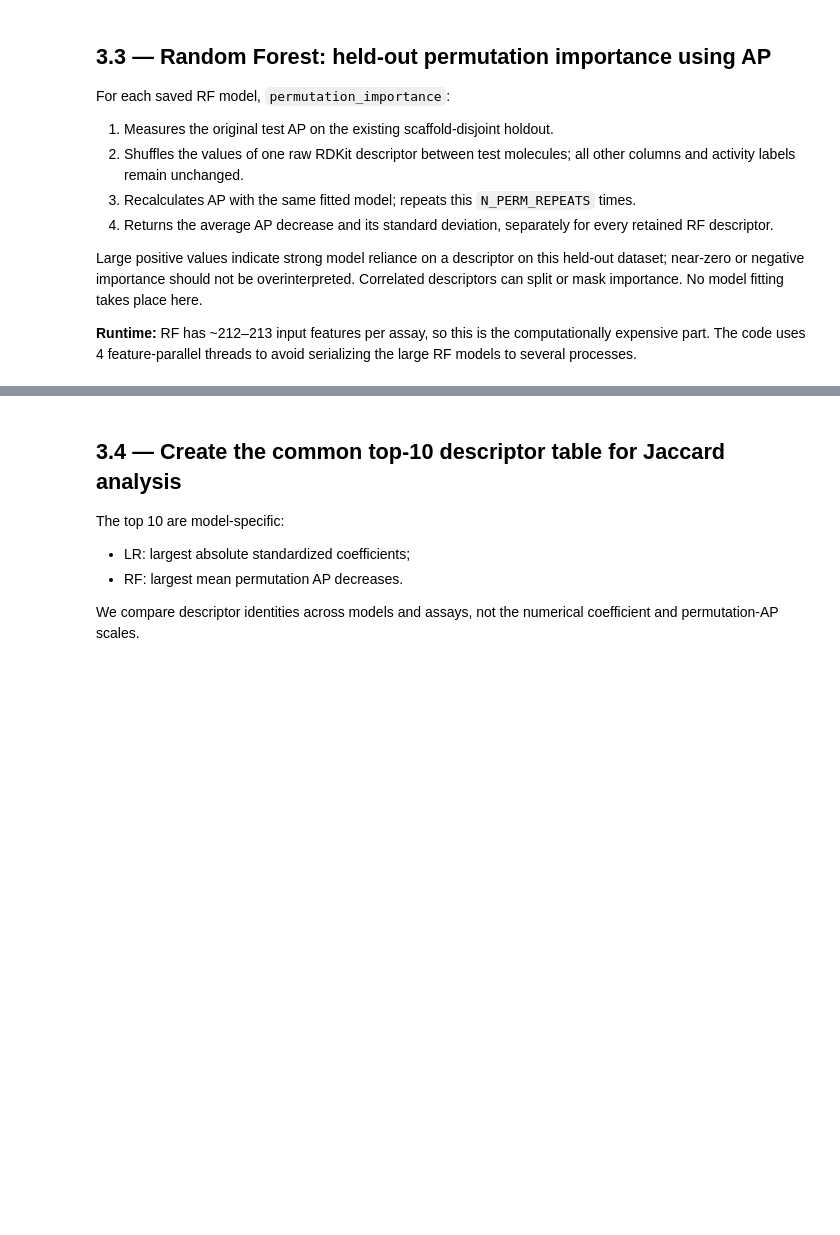
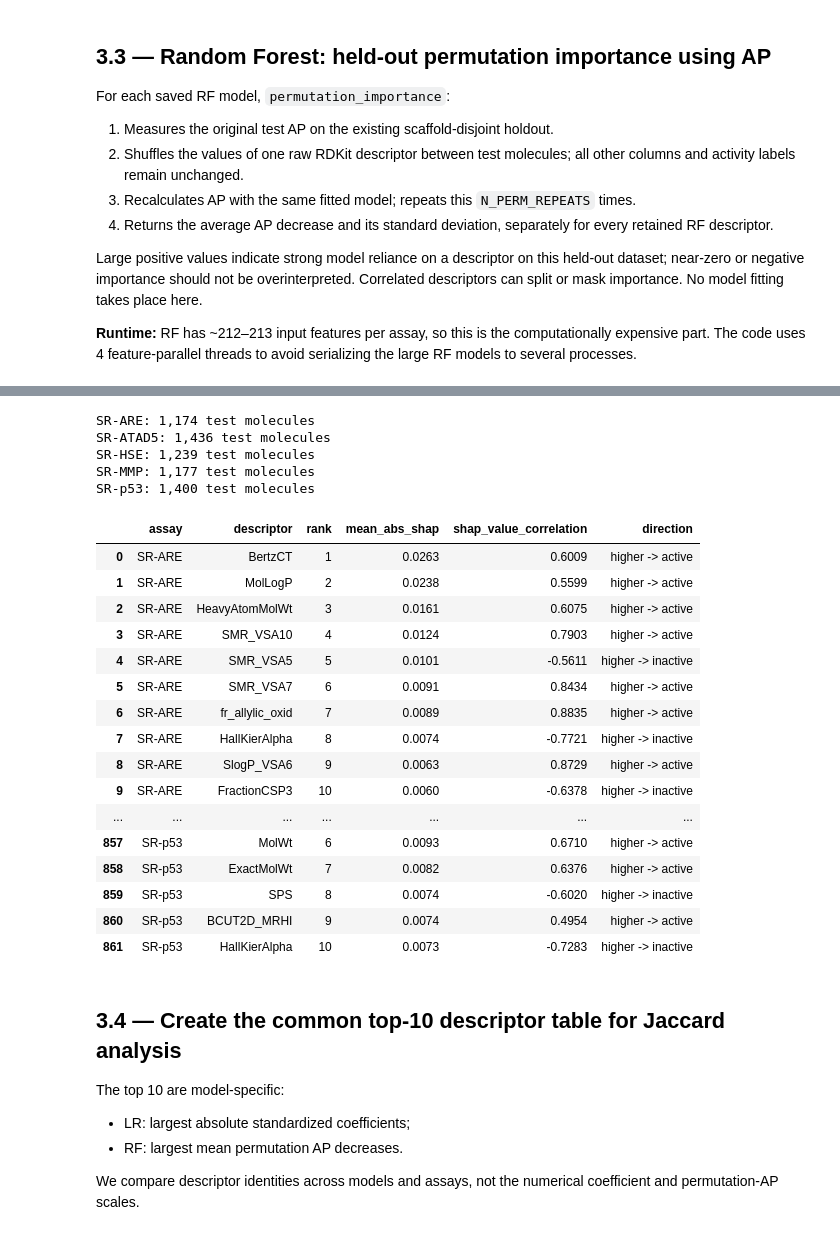
Before and after one commit to Natashasia/CHE1147-Group-6, a Jupyter notebook: notebooks/03_Results_Interpretation.ipynb, the cells around one changed output, grey strips where cells are left out. Saved outputs shown, nothing was run; the diff lists cells and outputs as text; code cells hidden in the pictures; blank space fills up the shorter version.

Commit message:
#Updated with SHAP analyis-full commit

```diff
--- a/notebooks/03_Results_Interpretation.ipynb
+++ b/notebooks/03_Results_Interpretation.ipynb
@@ -480,3 +499,74 @@ SR-p53: saved feature_importance_RF_SR-p53.csv; elapsed 0.4 min
+# %%
+#SHAP for each fitted RF on its own test set.
+shap_tables = {}
+
+for assay in ASSAYS:
+    #retrieve RF model
+    info = models[(assay, "RF")]
+    forest = info["pipeline"].named_steps["model"]
+    preprocess = info["pipeline"].named_steps["preprocess"]
+
+    #retrieve test molecules
+    X = pd.DataFrame(preprocess.transform(info["X_test"]), columns=info["features"])
+
+    # TreeExplainer explains the forest rules
+    explainer = shap.Explainer(forest)      # picks TreeExplainer automatically
+    #SHAP call
+    explanation = explainer(X)[..., 1]      # [..., 1] = the "active" class
+    shap_values = explanation.values
+
+    df = pd.DataFrame({
+        "assay": assay,
+        "descriptor": info["features"],
+        "mean_abs_shap": np.abs(shap_values).mean(axis=0),
+        # Direction: does high descriptor values result in  positive SHAP values?
+        "shap_value_correlation": [
+            np.nan if X.iloc[:, j].std() == 0 or shap_values[:, j].std() == 0
+            else np.corrcoef(X.iloc[:, j], shap_values[:, j])[0, 1]
+            for j in range(X.shape[1])
+        ],
+    }).sort_values("mean_abs_shap", ascending=False).reset_index(drop=True)
+    df.insert(2, "rank", np.arange(1, len(df) + 1))
+    df["direction"] = np.select(
+        [df["shap_value_correlation"] > 0.05, df["shap_value_correlation"] < -0.05],
+        ["higher -> active", "higher -> inactive"], default="unclear")
+
+    shap_tables[assay] = df
+    print(f"{assay}: {len(X):,} test molecules")
+
+    # Beeswarm: one dot per molecule. Left = toward inactive, right = toward active; colour = descriptor value.
+    shap.plots.beeswarm(explanation, max_display=TOP_N, show=False)
+    plt.title(f"{assay} — RF SHAP summary (test set)")
+    plt.savefig(figures03 / f"shap_summary_RF_{assay}.png",
+                dpi=FIGURE_DPI, bbox_inches="tight")
+    plt.close()
+
+shap_all = pd.concat(shap_tables.values(), ignore_index=True)
+shap_all.to_csv(metrics03 / "shap_importance_RF.csv", index=False)
+display(shap_all[shap_all["rank"] <= TOP_N].round(4))
+# %% [output]
+SR-ARE: 1,174 test molecules
+SR-ATAD5: 1,436 test molecules
+SR-HSE: 1,239 test molecules
+SR-MMP: 1,177 test molecules
+SR-p53: 1,400 test molecules
+|  | assay | descriptor | rank | mean_abs_shap | shap_value_correlation | direction |
+| 0 | SR-ARE | BertzCT | 1 | 0.0263 | 0.6009 | higher -> active |
+| 1 | SR-ARE | MolLogP | 2 | 0.0238 | 0.5599 | higher -> active |
+| 2 | SR-ARE | HeavyAtomMolWt | 3 | 0.0161 | 0.6075 | higher -> active |
+| 3 | SR-ARE | SMR_VSA10 | 4 | 0.0124 | 0.7903 | higher -> active |
+| 4 | SR-ARE | SMR_VSA5 | 5 | 0.0101 | -0.5611 | higher -> inactive |
+| 5 | SR-ARE | SMR_VSA7 | 6 | 0.0091 | 0.8434 | higher -> active |
+| 6 | SR-ARE | fr_allylic_oxid | 7 | 0.0089 | 0.8835 | higher -> active |
+| 7 | SR-ARE | HallKierAlpha | 8 | 0.0074 | -0.7721 | higher -> inactive |
+| 8 | SR-ARE | SlogP_VSA6 | 9 | 0.0063 | 0.8729 | higher -> active |
+| 9 | SR-ARE | FractionCSP3 | 10 | 0.0060 | -0.6378 | higher -> inactive |
+| ... | ... | ... | ... | ... | ... | ... |
+| 857 | SR-p53 | MolWt | 6 | 0.0093 | 0.6710 | higher -> active |
+| 858 | SR-p53 | ExactMolWt | 7 | 0.0082 | 0.6376 | higher -> active |
+| 859 | SR-p53 | SPS | 8 | 0.0074 | -0.6020 | higher -> inactive |
+| 860 | SR-p53 | BCUT2D_MRHI | 9 | 0.0074 | 0.4954 | higher -> active |
+| 861 | SR-p53 | HallKierAlpha | 10 | 0.0073 | -0.7283 | higher -> inactive |
 # %% [markdown]
 ## 3.4 — Create the common top-10 descriptor table for Jaccard analysis
 
```
Also changed, not shown: parts of 5 cells of this notebook.
